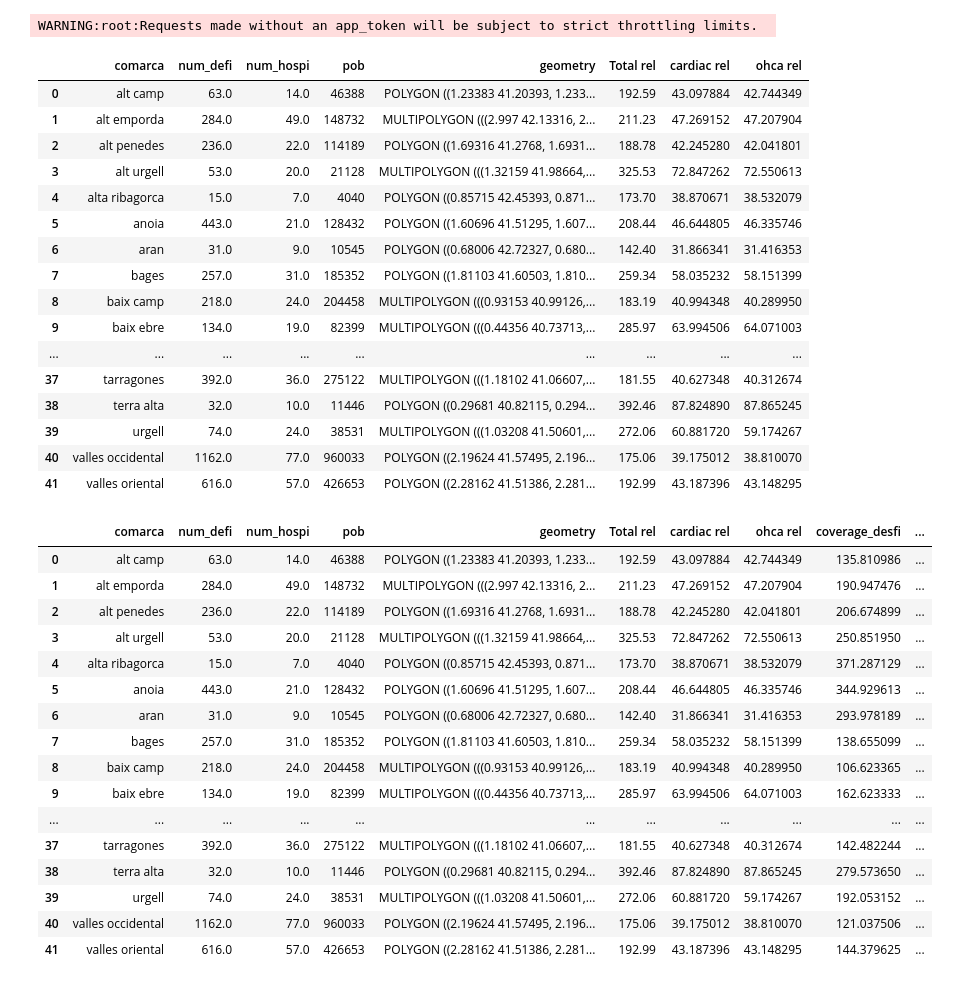
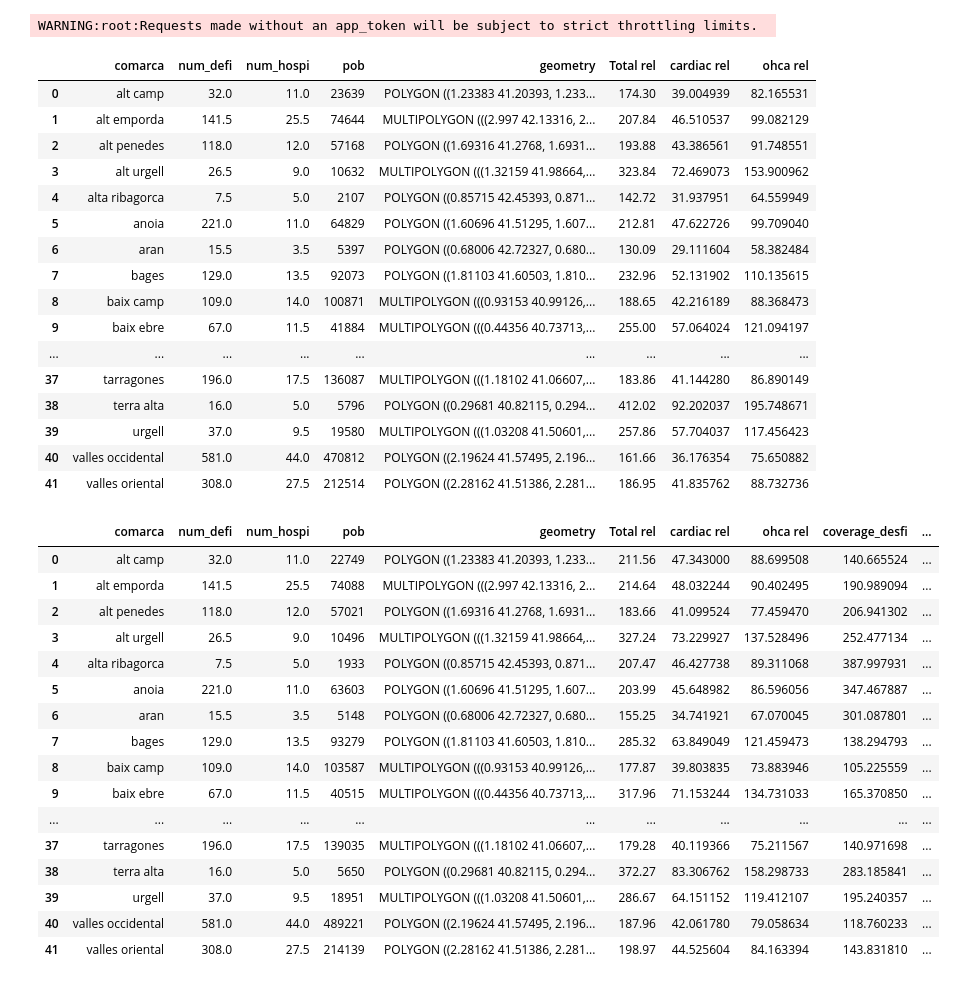
Before and after one commit to alexdeharo269/CatDef, a Jupyter notebook: jan/Mortality_data.ipynb, the cells around one changed output. Saved outputs shown, nothing was run; the diff lists cells and outputs as text; code cells hidden in the pictures.

```diff
--- a/jan/Mortality_data.ipynb
+++ b/jan/Mortality_data.ipynb
@@ -204,7 +223,8 @@ could be caused by a cardia arrest. if we take into account that 45.8/100,000 ca
 this is approx: 8.012.231 population gives 3.670 cardiac arrest, which represent a 22.38% of total
 circ deaths (16.400). We take this value to calcualte cardiac rel
 """
-comarca_totals['comarca'] = comarca_totals['comarca'].apply(normalize)
+for key, df in comarca_totals.items():
+    comarca_totals[key]['comarca'] = comarca_totals[key]['comarca'].apply(normalize)
 
 
 mortality_dfs = {
@@ -223,7 +243,7 @@ age_map = {
 df_comarques = {}
 
 for key, df_mort in mortality_dfs.items():
-    df_comarques[key] = comarca_totals.merge(
+    df_comarques[key] = comarca_totals[key].merge(
         df_mort,
         on='comarca',
         how='left'
@@ -259,25 +279,25 @@ df_comarques_total = df_comarques["total"]
 df_comarques_women = df_comarques["women"]
 df_comarques_men   = df_comarques["men"]
 
-df_comarques_total
+df_comarques_men
 # %% [output]
 |  | comarca | num_defi | num_hospi | pob | geometry | Total rel | cardiac rel | ohca rel |
-| 0 | alt camp | 63.0 | 14.0 | 46388 | POLYGON ((1.23383 41.20393, 1.233... | 192.59 | 43.097884 | 42.744349 |
-| 1 | alt emporda | 284.0 | 49.0 | 148732 | MULTIPOLYGON (((2.997 42.13316, 2... | 211.23 | 47.269152 | 47.207904 |
-| 2 | alt penedes | 236.0 | 22.0 | 114189 | POLYGON ((1.69316 41.2768, 1.6931... | 188.78 | 42.245280 | 42.041801 |
-| 3 | alt urgell | 53.0 | 20.0 | 21128 | MULTIPOLYGON (((1.32159 41.98664,... | 325.53 | 72.847262 | 72.550613 |
-| 4 | alta ribagorca | 15.0 | 7.0 | 4040 | POLYGON ((0.85715 42.45393, 0.871... | 173.70 | 38.870671 | 38.532079 |
-| 5 | anoia | 443.0 | 21.0 | 128432 | POLYGON ((1.60696 41.51295, 1.607... | 208.44 | 46.644805 | 46.335746 |
-| 6 | aran | 31.0 | 9.0 | 10545 | POLYGON ((0.68006 42.72327, 0.680... | 142.40 | 31.866341 | 31.416353 |
-| 7 | bages | 257.0 | 31.0 | 185352 | POLYGON ((1.81103 41.60503, 1.810... | 259.34 | 58.035232 | 58.151399 |
-| 8 | baix camp | 218.0 | 24.0 | 204458 | MULTIPOLYGON (((0.93153 40.99126,... | 183.19 | 40.994348 | 40.289950 |
-| 9 | baix ebre | 134.0 | 19.0 | 82399 | MULTIPOLYGON (((0.44356 40.73713,... | 285.97 | 63.994506 | 64.071003 |
+| 0 | alt camp | 32.0 | 11.0 | 23639 | POLYGON ((1.23383 41.20393, 1.233... | 174.30 | 39.004939 | 82.165531 |
+| 1 | alt emporda | 141.5 | 25.5 | 74644 | MULTIPOLYGON (((2.997 42.13316, 2... | 207.84 | 46.510537 | 99.082129 |
+| 2 | alt penedes | 118.0 | 12.0 | 57168 | POLYGON ((1.69316 41.2768, 1.6931... | 193.88 | 43.386561 | 91.748551 |
+| 3 | alt urgell | 26.5 | 9.0 | 10632 | MULTIPOLYGON (((1.32159 41.98664,... | 323.84 | 72.469073 | 153.900962 |
+| 4 | alta ribagorca | 7.5 | 5.0 | 2107 | POLYGON ((0.85715 42.45393, 0.871... | 142.72 | 31.937951 | 64.559949 |
+| 5 | anoia | 221.0 | 11.0 | 64829 | POLYGON ((1.60696 41.51295, 1.607... | 212.81 | 47.622726 | 99.709040 |
+| 6 | aran | 15.5 | 3.5 | 5397 | POLYGON ((0.68006 42.72327, 0.680... | 130.09 | 29.111604 | 58.382484 |
+| 7 | bages | 129.0 | 13.5 | 92073 | POLYGON ((1.81103 41.60503, 1.810... | 232.96 | 52.131902 | 110.135615 |
+| 8 | baix camp | 109.0 | 14.0 | 100871 | MULTIPOLYGON (((0.93153 40.99126,... | 188.65 | 42.216189 | 88.368473 |
+| 9 | baix ebre | 67.0 | 11.5 | 41884 | MULTIPOLYGON (((0.44356 40.73713,... | 255.00 | 57.064024 | 121.094197 |
 | ... | ... | ... | ... | ... | ... | ... | ... | ... |
-| 37 | tarragones | 392.0 | 36.0 | 275122 | MULTIPOLYGON (((1.18102 41.06607,... | 181.55 | 40.627348 | 40.312674 |
-| 38 | terra alta | 32.0 | 10.0 | 11446 | POLYGON ((0.29681 40.82115, 0.294... | 392.46 | 87.824890 | 87.865245 |
-| 39 | urgell | 74.0 | 24.0 | 38531 | MULTIPOLYGON (((1.03208 41.50601,... | 272.06 | 60.881720 | 59.174267 |
-| 40 | valles occidental | 1162.0 | 77.0 | 960033 | POLYGON ((2.19624 41.57495, 2.196... | 175.06 | 39.175012 | 38.810070 |
-| 41 | valles oriental | 616.0 | 57.0 | 426653 | POLYGON ((2.28162 41.51386, 2.281... | 192.99 | 43.187396 | 43.148295 |
+| 37 | tarragones | 196.0 | 17.5 | 136087 | MULTIPOLYGON (((1.18102 41.06607,... | 183.86 | 41.144280 | 86.890149 |
+| 38 | terra alta | 16.0 | 5.0 | 5796 | POLYGON ((0.29681 40.82115, 0.294... | 412.02 | 92.202037 | 195.748671 |
+| 39 | urgell | 37.0 | 9.5 | 19580 | MULTIPOLYGON (((1.03208 41.50601,... | 257.86 | 57.704037 | 117.456423 |
+| 40 | valles occidental | 581.0 | 44.0 | 470812 | POLYGON ((2.19624 41.57495, 2.196... | 161.66 | 36.176354 | 75.650882 |
+| 41 | valles oriental | 308.0 | 27.5 | 212514 | POLYGON ((2.28162 41.51386, 2.281... | 186.95 | 41.835762 | 88.732736 |
 # %%
 """
 We compute the AED coverage per 100.000k inhabitants. Important:
@@ -368,53 +388,54 @@ def normalize_percentile_trim(df, col, zero_mask=None, low_pct=0, high_pct=100):
     high_adj = high - mean_inside
 
     scale = max(abs(low_adj), abs(high_adj))
     if scale == 0:
         scale = 1e-9
     normalized = np.clip(centered / scale, -1, 1)
     norm_col = f"{col}_norm"
     df[norm_col] = 0.0
     df.loc[nonzero_mask, norm_col] = normalized
 
     return df
 
-def normalise_maxabs(df_comarques, cause='cardiac rel', ohca = 'ohca rel', desfi='coverage_desfi', hospi = 'coverage_hospi', total = 'total_coverage', pop='pob'):
-    for key, df in df_comarques.items():
+def normalise_maxabs(df_grouped, cause='cardiac rel', ohca = 'ohca rel', desfi='coverage_desfi', hospi = 'coverage_hospi', total = 'total_coverage', pop='pob'):
+    for key, df in df_grouped.items():
 
         zeros = df[cause] == 0
         non_zeros = ~zeros
 
         df = normalize_percentile_trim(df, cause , zero_mask = zeros)
         df = normalize_percentile_trim(df, ohca , zero_mask = zeros)
         df = normalize_percentile_trim(df, pop , zero_mask = zeros, high_pct = 86)
         df = normalize_percentile_trim(df, desfi, zero_mask = zeros, high_pct = 95)
         df = normalize_percentile_trim(df, hospi, zero_mask = zeros, high_pct = 95)
         df = normalize_percentile_trim(df, total, zero_mask = zeros, high_pct = 95)
+        df_grouped[key]=df
 
-        return df_comarques
+    return df_grouped
 
 
 df_comarques = normalise_maxabs(df_comarques)
 
 
-df_comarques_total
+df_comarques_women
 # %% [output]
 |  | comarca | num_defi | num_hospi | pob | geometry | Total rel | cardiac rel | ohca rel | coverage_desfi | ... |
-| 0 | alt camp | 63.0 | 14.0 | 46388 | POLYGON ((1.23383 41.20393, 1.233... | 192.59 | 43.097884 | 42.744349 | 135.810986 | ... |
-| 1 | alt emporda | 284.0 | 49.0 | 148732 | MULTIPOLYGON (((2.997 42.13316, 2... | 211.23 | 47.269152 | 47.207904 | 190.947476 | ... |
-| 2 | alt penedes | 236.0 | 22.0 | 114189 | POLYGON ((1.69316 41.2768, 1.6931... | 188.78 | 42.245280 | 42.041801 | 206.674899 | ... |
-| 3 | alt urgell | 53.0 | 20.0 | 21128 | MULTIPOLYGON (((1.32159 41.98664,... | 325.53 | 72.847262 | 72.550613 | 250.851950 | ... |
-| 4 | alta ribagorca | 15.0 | 7.0 | 4040 | POLYGON ((0.85715 42.45393, 0.871... | 173.70 | 38.870671 | 38.532079 | 371.287129 | ... |
-| 5 | anoia | 443.0 | 21.0 | 128432 | POLYGON ((1.60696 41.51295, 1.607... | 208.44 | 46.644805 | 46.335746 | 344.929613 | ... |
-| 6 | aran | 31.0 | 9.0 | 10545 | POLYGON ((0.68006 42.72327, 0.680... | 142.40 | 31.866341 | 31.416353 | 293.978189 | ... |
-| 7 | bages | 257.0 | 31.0 | 185352 | POLYGON ((1.81103 41.60503, 1.810... | 259.34 | 58.035232 | 58.151399 | 138.655099 | ... |
-| 8 | baix camp | 218.0 | 24.0 | 204458 | MULTIPOLYGON (((0.93153 40.99126,... | 183.19 | 40.994348 | 40.289950 | 106.623365 | ... |
-| 9 | baix ebre | 134.0 | 19.0 | 82399 | MULTIPOLYGON (((0.44356 40.73713,... | 285.97 | 63.994506 | 64.071003 | 162.623333 | ... |
+| 0 | alt camp | 32.0 | 11.0 | 22749 | POLYGON ((1.23383 41.20393, 1.233... | 211.56 | 47.343000 | 88.699508 | 140.665524 | ... |
+| 1 | alt emporda | 141.5 | 25.5 | 74088 | MULTIPOLYGON (((2.997 42.13316, 2... | 214.64 | 48.032244 | 90.402495 | 190.989094 | ... |
+| 2 | alt penedes | 118.0 | 12.0 | 57021 | POLYGON ((1.69316 41.2768, 1.6931... | 183.66 | 41.099524 | 77.459470 | 206.941302 | ... |
+| 3 | alt urgell | 26.5 | 9.0 | 10496 | MULTIPOLYGON (((1.32159 41.98664,... | 327.24 | 73.229927 | 137.528496 | 252.477134 | ... |
+| 4 | alta ribagorca | 7.5 | 5.0 | 1933 | POLYGON ((0.85715 42.45393, 0.871... | 207.47 | 46.427738 | 89.311068 | 387.997931 | ... |
+| 5 | anoia | 221.0 | 11.0 | 63603 | POLYGON ((1.60696 41.51295, 1.607... | 203.99 | 45.648982 | 86.596056 | 347.467887 | ... |
+| 6 | aran | 15.5 | 3.5 | 5148 | POLYGON ((0.68006 42.72327, 0.680... | 155.25 | 34.741921 | 67.070045 | 301.087801 | ... |
+| 7 | bages | 129.0 | 13.5 | 93279 | POLYGON ((1.81103 41.60503, 1.810... | 285.32 | 63.849049 | 121.459473 | 138.294793 | ... |
+| 8 | baix camp | 109.0 | 14.0 | 103587 | MULTIPOLYGON (((0.93153 40.99126,... | 177.87 | 39.803835 | 73.883946 | 105.225559 | ... |
+| 9 | baix ebre | 67.0 | 11.5 | 40515 | MULTIPOLYGON (((0.44356 40.73713,... | 317.96 | 71.153244 | 134.731033 | 165.370850 | ... |
 | ... | ... | ... | ... | ... | ... | ... | ... | ... | ... | ... |
-| 37 | tarragones | 392.0 | 36.0 | 275122 | MULTIPOLYGON (((1.18102 41.06607,... | 181.55 | 40.627348 | 40.312674 | 142.482244 | ... |
-| 38 | terra alta | 32.0 | 10.0 | 11446 | POLYGON ((0.29681 40.82115, 0.294... | 392.46 | 87.824890 | 87.865245 | 279.573650 | ... |
-| 39 | urgell | 74.0 | 24.0 | 38531 | MULTIPOLYGON (((1.03208 41.50601,... | 272.06 | 60.881720 | 59.174267 | 192.053152 | ... |
-| 40 | valles occidental | 1162.0 | 77.0 | 960033 | POLYGON ((2.19624 41.57495, 2.196... | 175.06 | 39.175012 | 38.810070 | 121.037506 | ... |
-| 41 | valles oriental | 616.0 | 57.0 | 426653 | POLYGON ((2.28162 41.51386, 2.281... | 192.99 | 43.187396 | 43.148295 | 144.379625 | ... |
+| 37 | tarragones | 196.0 | 17.5 | 139035 | MULTIPOLYGON (((1.18102 41.06607,... | 179.28 | 40.119366 | 75.211567 | 140.971698 | ... |
+| 38 | terra alta | 16.0 | 5.0 | 5650 | POLYGON ((0.29681 40.82115, 0.294... | 372.27 | 83.306762 | 158.298733 | 283.185841 | ... |
+| 39 | urgell | 37.0 | 9.5 | 18951 | MULTIPOLYGON (((1.03208 41.50601,... | 286.67 | 64.151152 | 119.412107 | 195.240357 | ... |
+| 40 | valles occidental | 581.0 | 44.0 | 489221 | POLYGON ((2.19624 41.57495, 2.196... | 187.96 | 42.061780 | 79.058634 | 118.760233 | ... |
+| 41 | valles oriental | 308.0 | 27.5 | 214139 | POLYGON ((2.28162 41.51386, 2.281... | 198.97 | 44.525604 | 84.163394 | 143.831810 | ... |
 # %%
 """
 We save our files, so we can later import them and plot multiple things.
```
Also changed, not shown: parts of 2 cells of this notebook, 11 other files.
